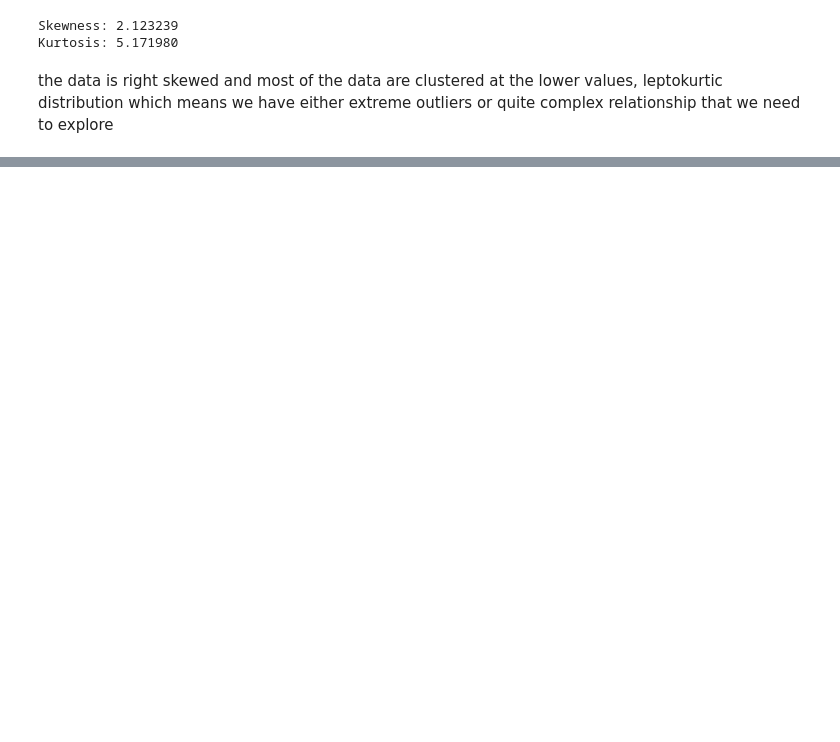
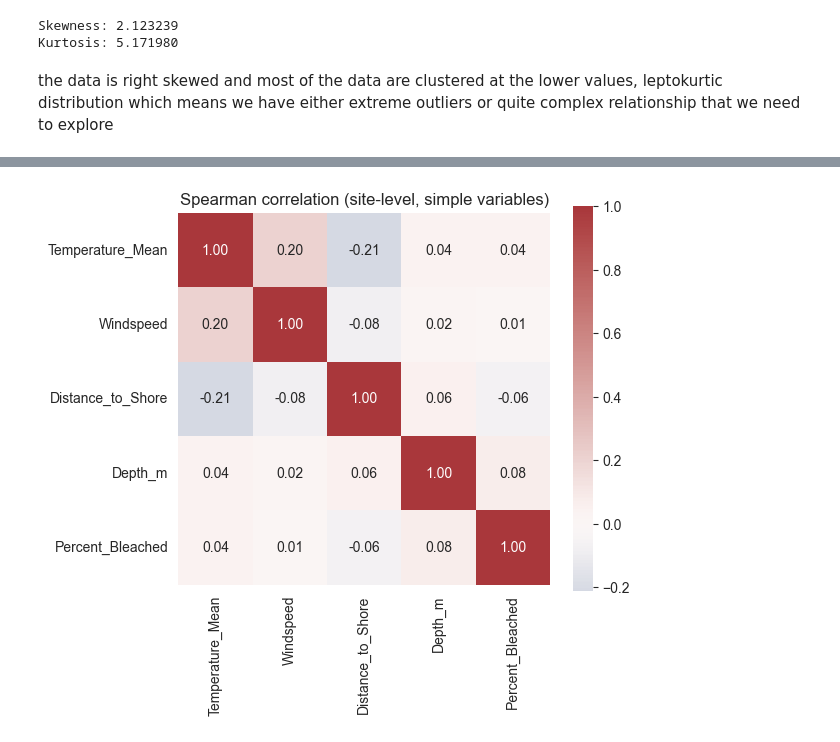
Before and after one commit to Saa1amand3r/hackthefuture2025, a Jupyter notebook: notebooks/02_eda.ipynb, the cells around one changed output, grey strips where cells are left out. Cells and saved outputs as stored; diff of their text form; code cells hidden in the pictures; blank space fills up the shorter version.

```diff
--- a/notebooks/02_eda.ipynb
+++ b/notebooks/02_eda.ipynb
@@ -147,0 +271,25 @@ Exposure: 4412 non-numeric (now NaN). Examples (first 10): ['nan']
+# %%
+simple_cols = [
+    "Temperature_Mean",  # average temperature
+    "Windspeed",         # exposure
+    "Distance_to_Shore", # offshore vs nearshore
+    "Depth_m",           # shallow vs deep
+    "Percent_Bleached"   # target
+]
+site_means_simple = df.groupby("Site_ID")[simple_cols].mean()
+
+corr_simple = site_means_simple.corr(method="spearman")
+
+plt.figure(figsize=(6,5))
+sns.heatmap(
+    corr_simple,
+    annot=True,
+    fmt=".2f",
+    cmap="vlag",
+    center=0,
+    square=True
+)
+plt.title("Spearman correlation (site-level, simple variables)")
+plt.show()
+# %% [output]
+[figure, added]
```
Also changed, not shown: parts of 16 cells of this notebook.
